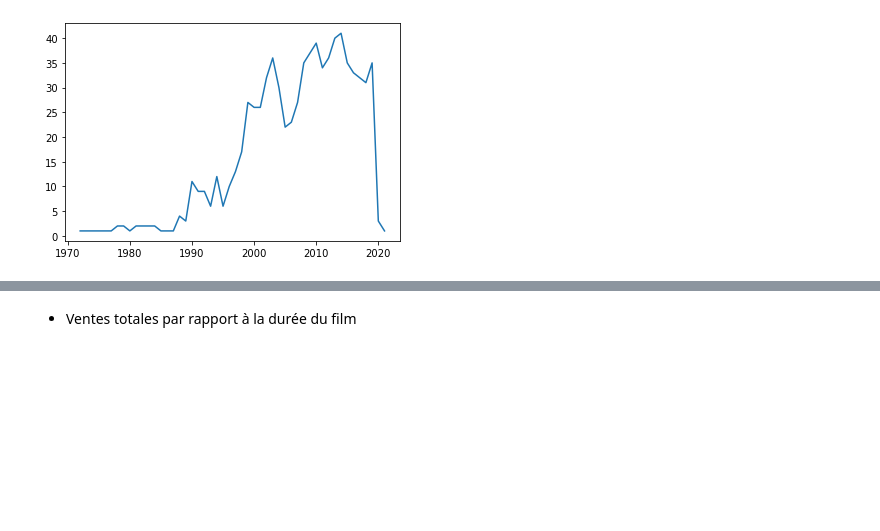
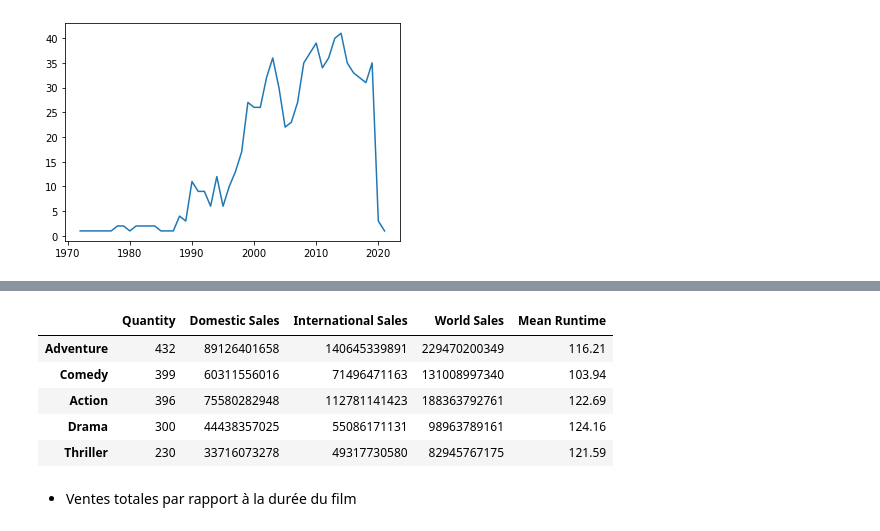
Before and after one commit to dalexmuro/Sujet04-Movies, a Jupyter notebook: analyse.ipynb, the cells around one changed output, grey strips where cells are left out. Cells and saved outputs as stored; diff of their text form; code cells hidden in the pictures; blank space fills up the shorter version.

Commit message:
add Durée moyenne par genre

```diff
--- a/analyse.ipynb
+++ b/analyse.ipynb
@@ -176,3 +189,14 @@ plt.plot(groupedByDate.index, groupedByDate.values);
+# %%
+genres["Mean Runtime"] = [round(df_movies[df_movies["Genre"].apply(lambda x : genre in x)]['Movie Runtime'].mean(), 2) for genre in genres.index]
+
+genres.head()
+# %% [output]
+|  | Quantity | Domestic Sales | International Sales | World Sales | Mean Runtime |
+| Adventure | 432 | 89126401658 | 140645339891 | 229470200349 | 116.21 |
+| Comedy | 399 | 60311556016 | 71496471163 | 131008997340 | 103.94 |
+| Action | 396 | 75580282948 | 112781141423 | 188363792761 | 122.69 |
+| Drama | 300 | 44438357025 | 55086171131 | 98963789161 | 124.16 |
+| Thriller | 230 | 33716073278 | 49317730580 | 82945767175 | 121.59 |
 # %% [markdown]
 - Ventes totales par rapport à la durée du film
 # %% [markdown]
```
Also changed, not shown: parts of 4 cells of this notebook, 1 other file.
